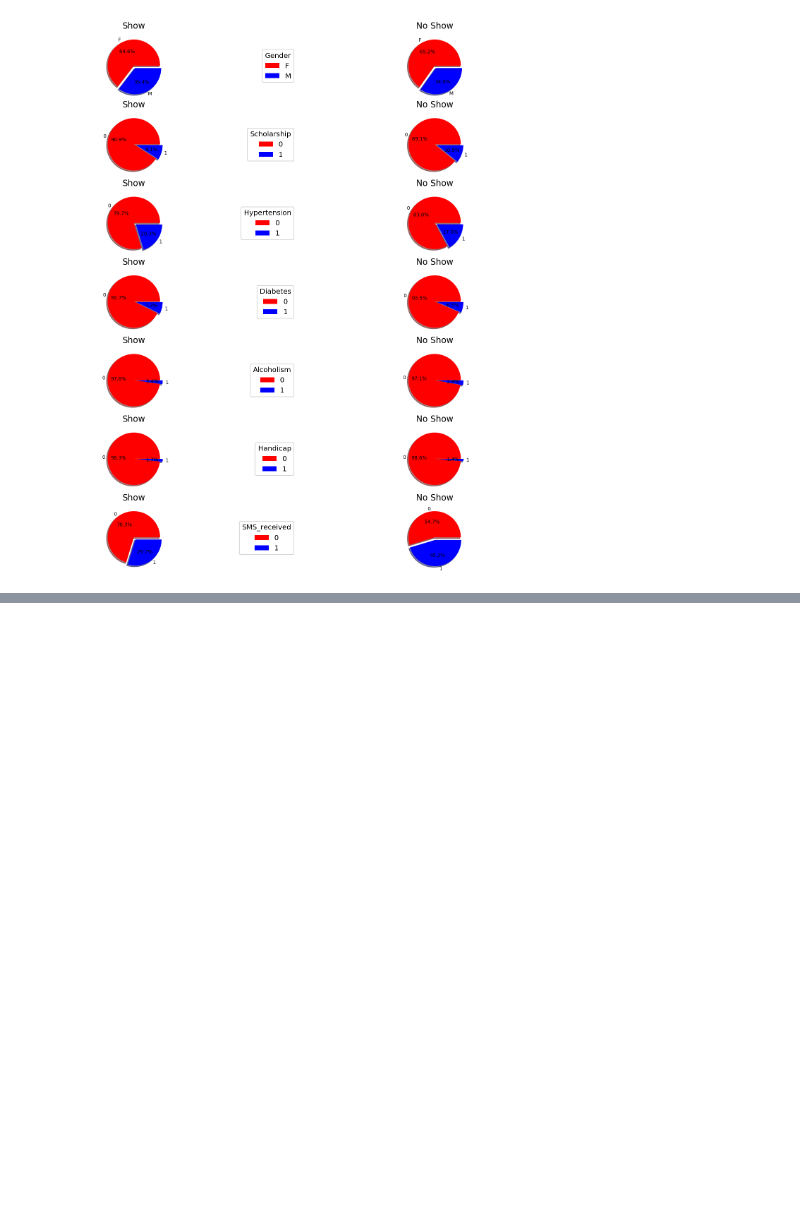
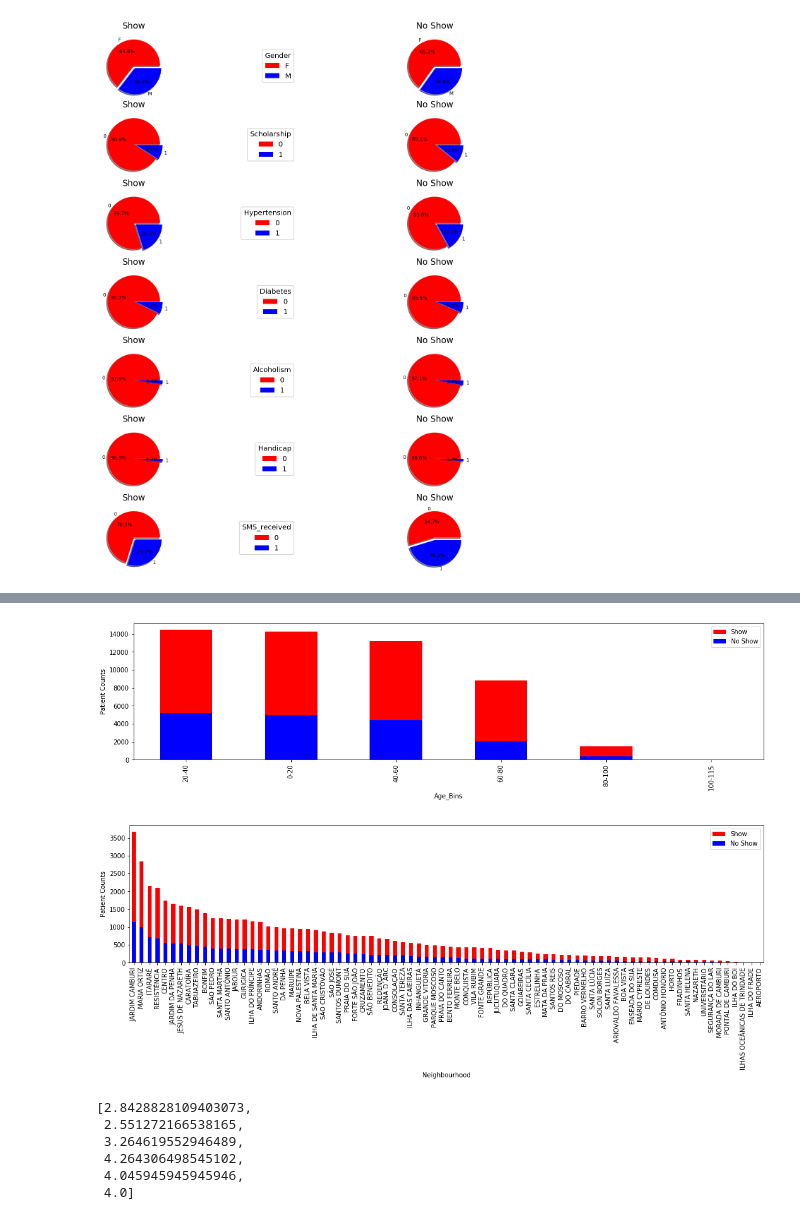
Before and after one commit to ErinyAdel/Investigate-A-NoShowAppointmentsKaggle2016-Dataset, a Jupyter notebook: Investigate_A_Dataset.ipynb, the cells around one changed output, grey strips where cells are left out. Cells and saved outputs as stored; diff of their text form; code cells hidden in the pictures; blank space fills up the shorter version.

```diff
--- a/Investigate_A_Dataset.ipynb
+++ b/Investigate_A_Dataset.ipynb
@@ -224,3 +230,0 @@ def investigating(showing_df, nonshowing_df, col_name):
-# %%
-for col in ["Age", "Neighbourhood"]:
-    investigating(showing_df, nonshowing_df, col)
@@ -247,0 +259,7 @@ investigating2ValuesColumns(showing_df, nonshowing_df, binaryColumns, len(binary
+# %%
+age_bins = [0,20,40,60,80,100,115]
+age_bins_labels = ['0-20', '20-40', '40-60', '60-80', '80-100', '100-115']
+
+showing_df['Age_Bins'] = pd.cut(x=showing_df['Age'], bins=age_bins, labels=age_bins_labels)
+nonshowing_df['Age_Bins'] = pd.cut(x=nonshowing_df['Age'], bins=age_bins, labels=age_bins_labels)
+showing_df['Age_Bins']
@@ -248,3 +300,22 @@ investigating2ValuesColumns(showing_df, nonshowing_df, binaryColumns, len(binary
+# %%
+for col in ["Age_Bins", "Neighbourhood"]:
+    investigating(showing_df, nonshowing_df, col)
+# %% [output]
+[figure, added]
+[figure, added]
+# %%
+rates = []
+for i in range(len(age_bins_labels)):
+    rates.append(showing_df[showing_df.Age_Bins == age_bins_labels[i]].Age_Bins.count() / nonshowing_df[nonshowing_df.Age_Bins == age_bins_labels[i]].Age_Bins.count())
+
+rates
+# %% [output]
+[2.8428828109403073,
+ 2.551272166538165,
+ 3.264619552946489,
+ 4.264306498545102,
+ 4.045945945945946,
+ 4.0]
 # %% [markdown]
 <a id='conclusions'></a>
 ## Conclusions
```
Also changed, not shown: parts of 12 cells of this notebook, 1 other file.
